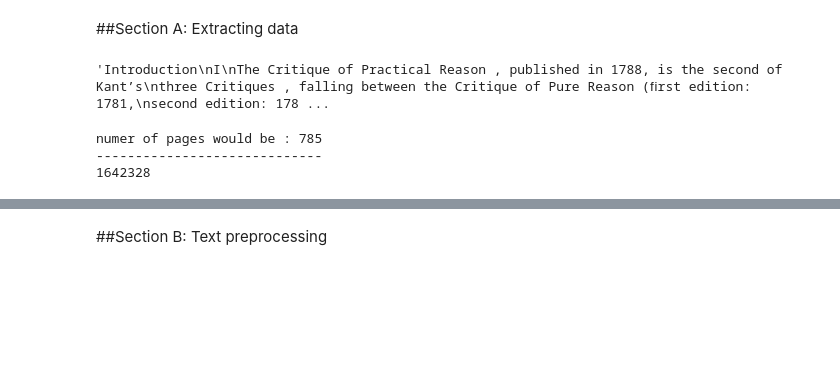
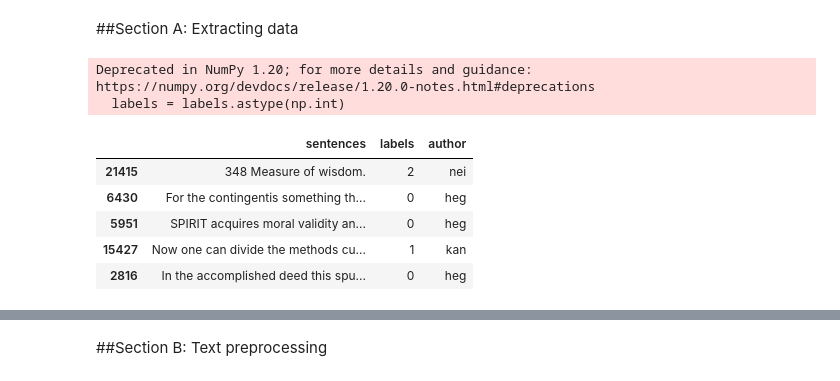
Before and after one commit to AAhmadS/Philosophical-Text-Classification, a Jupyter notebook: NLP_HW1.ipynb, the cells around one changed output, grey strips where cells are left out. Drawn from its saved outputs; the diff is of its cells as text; code cells hidden in the pictures; blank space fills up the shorter version.

```diff
--- a/NLP_HW1.ipynb
+++ b/NLP_HW1.ipynb
@@ -80 +88,4 @@ True
+# %%
+name_list=["heg","kan","nei"]
+address_list=["Hegel-Phenomenology-of-Spirit.pdf","Kant-1781%20Critique%20of%20Pure%20Reason.pdf","Human, All Too Human_ A Book for Free Spirits - PART I + PART II - Friedrich Nietzsche - PDF.pdf"]
 # %%
@@ -94,15 +106,35 @@ for ind in text_pages_index:
 # %%
-# with open('final_text.txt','rb') as f:
-#   text = pickle.load(f)
+texts = []
+for x in name_list:
+  with open(f'final_text_{x}.txt','rb') as f:
+    text = pickle.load(f)
+    texts.append(text)
-# %%
-text
-# %% [output]
-'Introduction\nI\nThe Critique of Practical Reason , published in 1788, is the second of Kant’s\nthree Critiques , falling between the Critique of Pure Reason (ﬁrst edition: 1781,\nsecond edition: 178 ...
-# %%
-print(f"numer of pages would be : {number_of_pages}")
-print("-----------------------------")
-print(len(text))
-# %% [output]
-numer of pages would be : 785
------------------------------
-1642328
+# %%
+sent_detector = nltk.data.load('tokenizers/punkt/english.pickle')
+
+sentences = [sent_detector.tokenize(text) for text in texts]
+# %%
+data = pd.DataFrame()
+labels=np.array([])
+labels_auth = []
+for i in range(3):
+  data = data.append(sentences[i],ignore_index = True)
+  labels = np.concatenate((labels, (i*np.ones(len(sentences[i])))))
+
+labels = labels.astype(np.int)
+labels_auth = [name_list[i] for i in labels]
+data.rename(columns = {0 : "sentences"}, inplace=True)
+data["labels"] = labels
+data["author"] = labels_auth
+# %% [output]
+Deprecated in NumPy 1.20; for more details and guidance: https://numpy.org/devdocs/release/1.20.0-notes.html#deprecations
+  labels = labels.astype(np.int)
+# %%
+data.sample(5)
+# %% [output]
+|  | sentences | labels | author |
+| 21415 | 348 Measure of wisdom. | 2 | nei |
+| 6430 | For the contingentis something th... | 0 | heg |
+| 5951 | SPIRIT acquires moral validity an... | 0 | heg |
+| 15427 | Now one can divide the methods cu... | 1 | kan |
+| 2816 | In the accomplished deed this spu... | 0 | heg |
```
Also changed, not shown: parts of 45 cells of this notebook.
